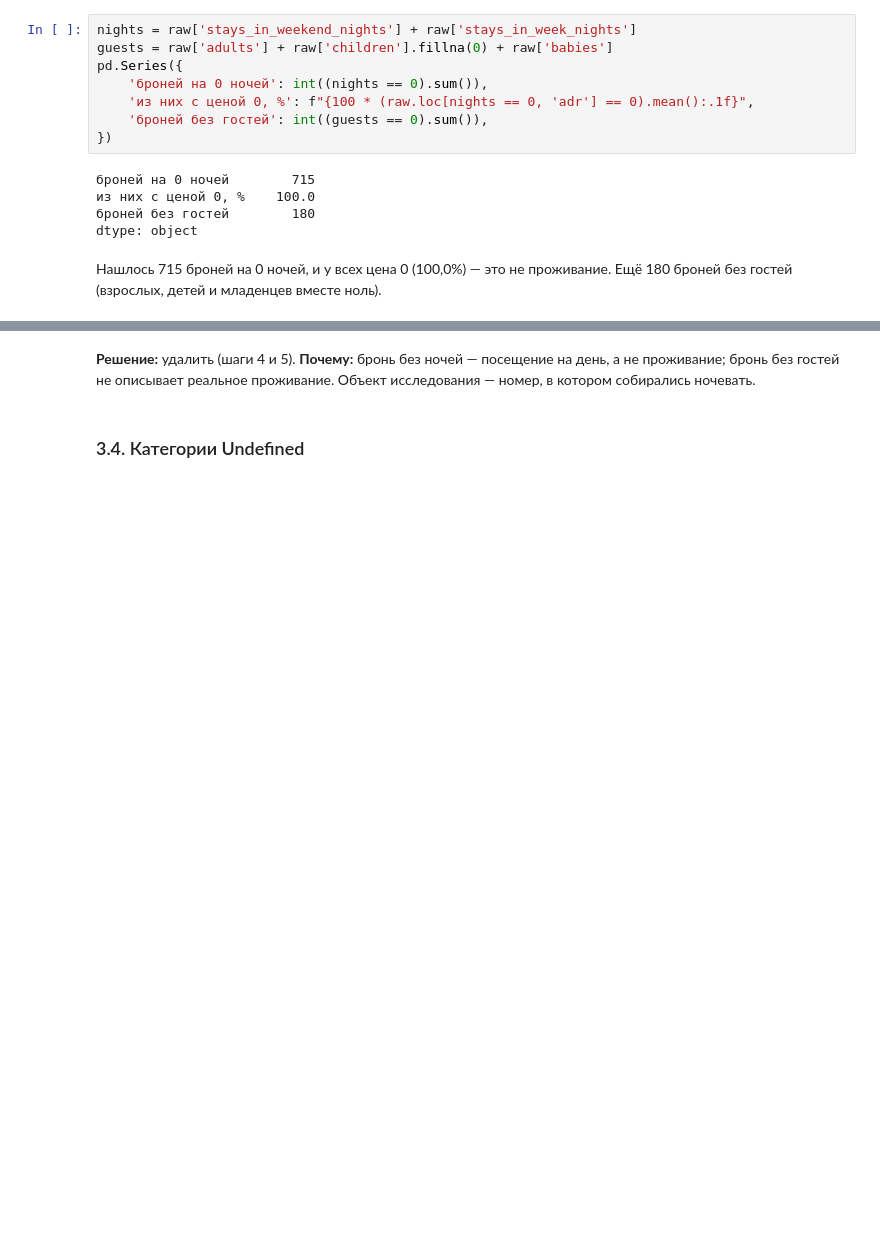
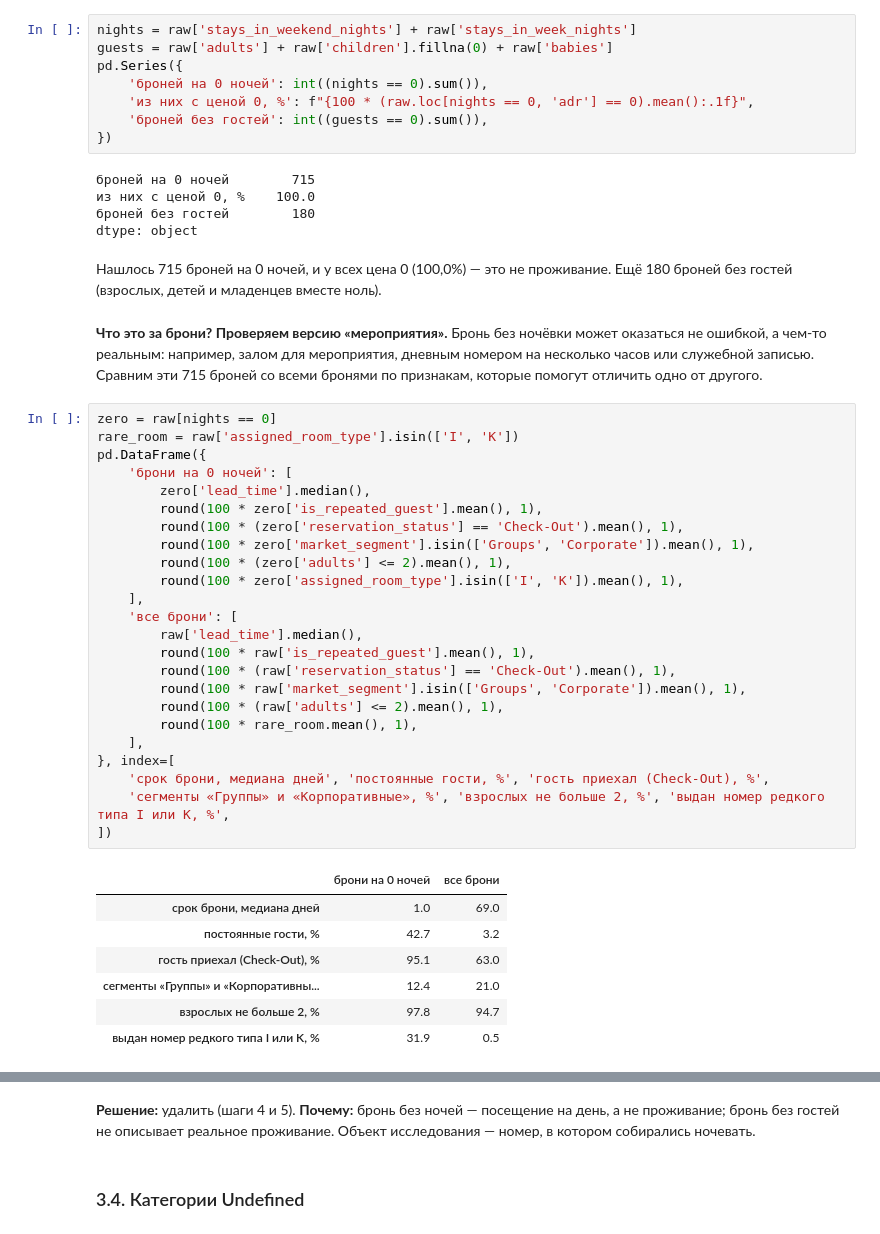
Before and after one commit to obivanio/hotel-cancellations-hse, a Jupyter notebook: notebooks/01_data_cleaning.ipynb, the cells around one changed output, grey strips where cells are left out. Cells and saved outputs as stored; diff of their text form; blank space fills up the shorter version.

Commit message:
Ноутбук очистки: разбор броней на 0 ночей — версия «мероприятия» и почему удаление на неё не влияет

```diff
--- a/notebooks/01_data_cleaning.ipynb
+++ b/notebooks/01_data_cleaning.ipynb
@@ -220,3 +220,37 @@ pd.Series({
 dtype: object
 # %% [markdown]
 Нашлось 715 броней на 0 ночей, и у всех цена 0 (100,0%) — это не проживание. Ещё 180 броней без гостей (взрослых, детей и младенцев вместе ноль).
+# %% [markdown]
+**Что это за брони? Проверяем версию «мероприятия».** Бронь без ночёвки может оказаться не ошибкой, а чем-то реальным: например, залом для мероприятия, дневным номером на несколько часов или служебной записью. Сравним эти 715 броней со всеми бронями по признакам, которые помогут отличить одно от другого.
+# %%
+zero = raw[nights == 0]
+rare_room = raw['assigned_room_type'].isin(['I', 'K'])
+pd.DataFrame({
+    'брони на 0 ночей': [
+        zero['lead_time'].median(),
+        round(100 * zero['is_repeated_guest'].mean(), 1),
+        round(100 * (zero['reservation_status'] == 'Check-Out').mean(), 1),
+        round(100 * zero['market_segment'].isin(['Groups', 'Corporate']).mean(), 1),
+        round(100 * (zero['adults'] <= 2).mean(), 1),
+        round(100 * zero['assigned_room_type'].isin(['I', 'K']).mean(), 1),
+    ],
+    'все брони': [
+        raw['lead_time'].median(),
+        round(100 * raw['is_repeated_guest'].mean(), 1),
+        round(100 * (raw['reservation_status'] == 'Check-Out').mean(), 1),
+        round(100 * raw['market_segment'].isin(['Groups', 'Corporate']).mean(), 1),
+        round(100 * (raw['adults'] <= 2).mean(), 1),
+        round(100 * rare_room.mean(), 1),
+    ],
+}, index=[
+    'срок брони, медиана дней', 'постоянные гости, %', 'гость приехал (Check-Out), %',
+    'сегменты «Группы» и «Корпоративные», %', 'взрослых не больше 2, %', 'выдан номер редкого типа I или K, %',
+])
+# %% [output]
+|  | брони на 0 ночей | все брони |
+| срок брони, медиана дней | 1.0 | 69.0 |
+| постоянные гости, % | 42.7 | 3.2 |
+| гость приехал (Check-Out), % | 95.1 | 63.0 |
+| сегменты «Группы» и «Корпоративны... | 12.4 | 21.0 |
+| взрослых не больше 2, % | 97.8 | 94.7 |
+| выдан номер редкого типа I или K, % | 31.9 | 0.5 |
```
Also changed, not shown: parts of 1 cell of this notebook.
